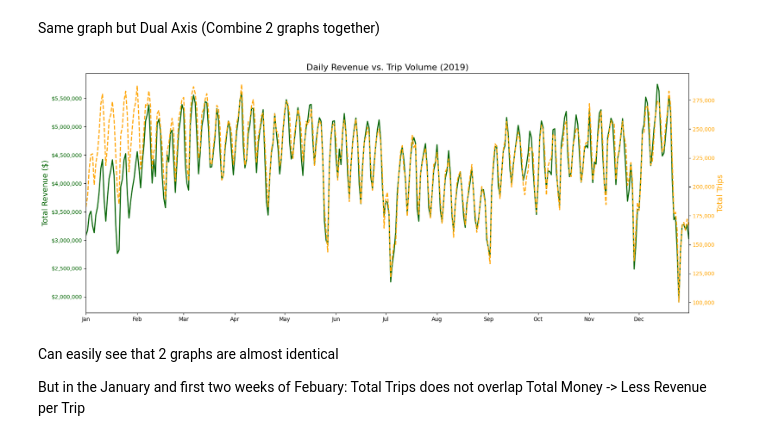
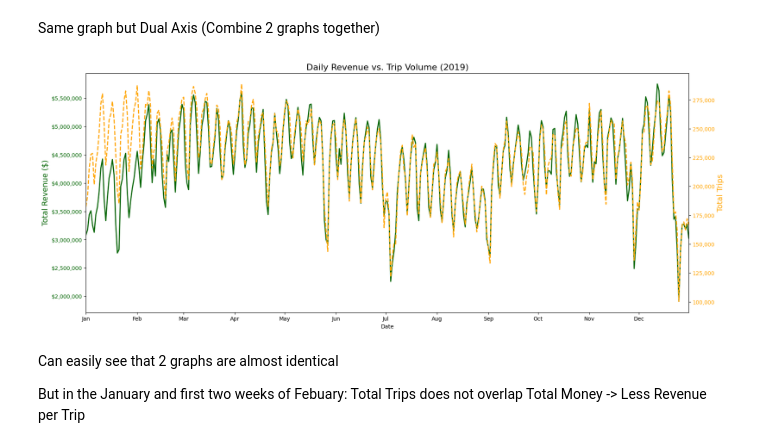
Before and after one commit to 24022356-max/2526-LTXLDL-finalsProject-AIT2006-4-1.1, a Jupyter notebook: src/visualize.ipynb, the cells around one changed output. Drawn from its saved outputs; the diff is of its cells as text; code cells hidden in the pictures.

```diff
--- a/src/visualize.ipynb
+++ b/src/visualize.ipynb
@@ -88,35 +79,34 @@ import matplotlib.dates as mdates # For time formatting
 df = pd.read_csv('../processed/kpi_daily_2019.csv')
 df['date'] = pd.to_datetime(df['date'])
 
 fig, ax1 = plt.subplots(figsize=(20, 8))
 
 # Revenue
 ax1.set_xlabel('Date')
 ax1.set_ylabel('Total Revenue ($)', color='darkgreen', fontsize=14)
 ax1.plot(df['date'], df['total_money'], color='darkgreen', linewidth=2, linestyle='-')
 ax1.tick_params(axis='y', labelcolor='darkgreen')
 ax1.yaxis.set_major_formatter(mtick.StrMethodFormatter('${x:,.0f}'))
 
 
 # Trips
 ax2 = ax1.twinx()
 ax2.set_ylabel('Total Trips', color='orange', fontsize=14)
 ax2.plot(df['date'], df['trips'], color='orange', linewidth=2, linestyle='--')
 ax2.tick_params(axis='y', labelcolor='orange')
 ax2.yaxis.set_major_formatter(mtick.StrMethodFormatter('{x:,.0f}'))
 
 
 plt.title('Daily Revenue vs. Trip Volume (2019)', fontsize=16)
 # plt.grid(True, alpha=0.2)
 ax1.set_xlim(pd.Timestamp('2019-01-01'), pd.Timestamp('2019-12-31'))
 ax1.xaxis.set_major_locator(mdates.MonthLocator())
 ax1.xaxis.set_major_formatter(mdates.DateFormatter('%b'))
-ax1.set_xlabel(None)
 
 # plt.savefig('../figures/revenue_vs_trip.png')
 plt.show()
 # %% [output]
-[figure, old version]
+[figure, new version]
 # %% [markdown]
 Can easily see that 2 graphs are almost identical
 
```
Also changed, not shown: parts of 4 cells of this notebook.
